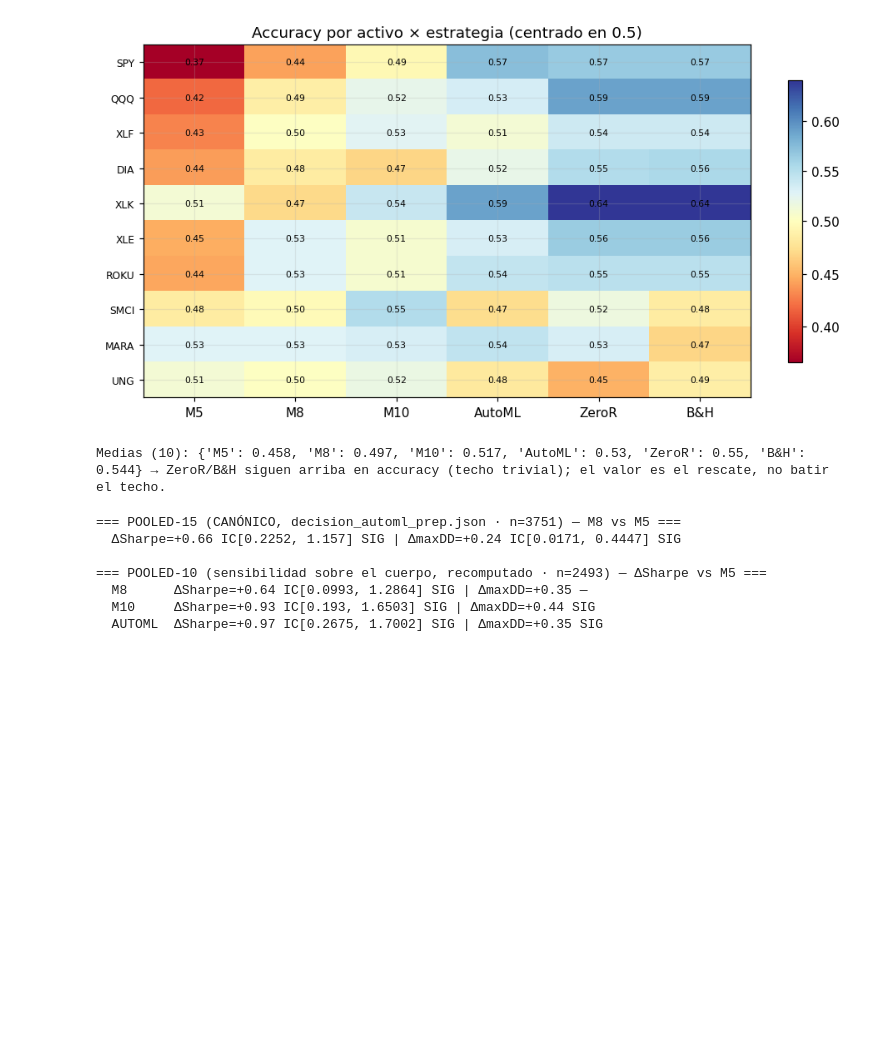
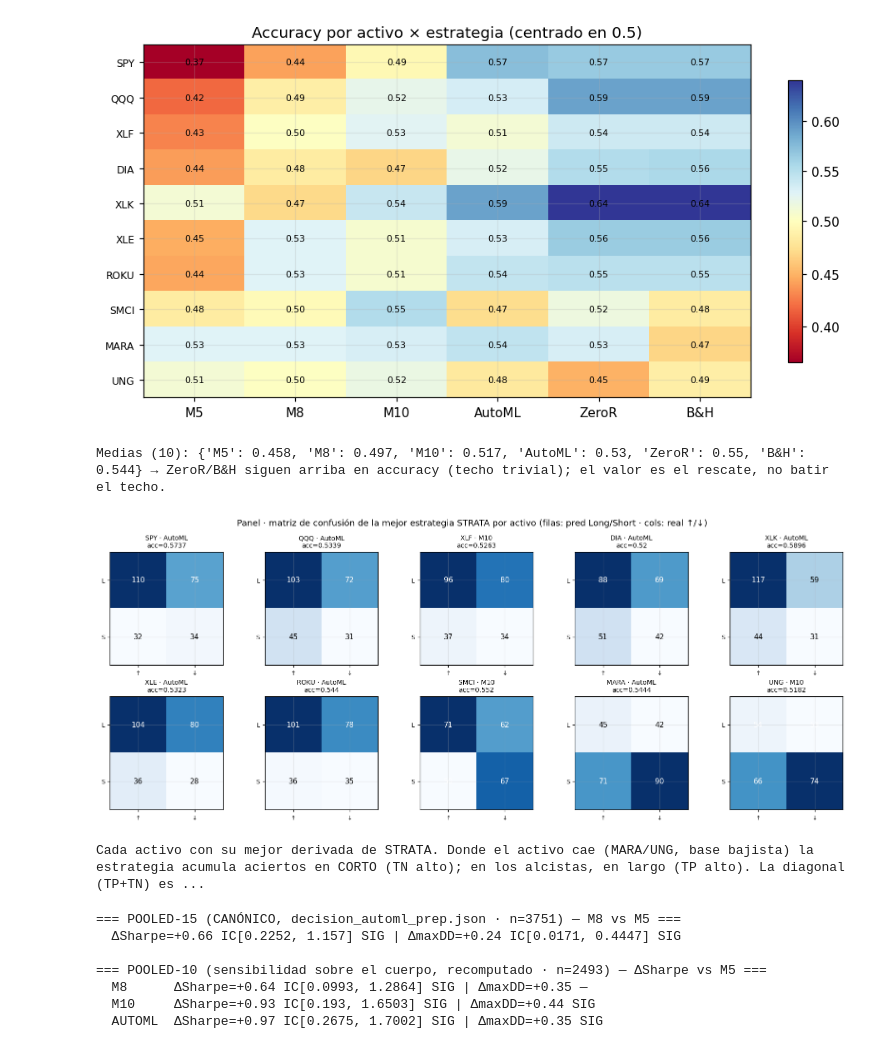
Before and after one commit to RaquelGarciah/Real-time-statistical-supervision-of-an-AI-trading-agent, a Jupyter notebook: notebooks/STRATA_marco_practico.ipynb, the cells around one changed output. Drawn from its saved outputs; the diff is of its cells as text; code cells hidden in the pictures; blank space fills up the shorter version.

```diff
--- a/notebooks/STRATA_marco_practico.ipynb
+++ b/notebooks/STRATA_marco_practico.ipynb
@@ -762,6 +789,24 @@ print("Medias (10):", med, "→ ZeroR/B&H siguen arriba en accuracy (techo trivi
 # %% [output]
 [figure]
 Medias (10): {'M5': 0.458, 'M8': 0.497, 'M10': 0.517, 'AutoML': 0.53, 'ZeroR': 0.55, 'B&H': 0.544} → ZeroR/B&H siguen arriba en accuracy (techo trivial); el valor es el rescate, no batir el techo.
+# %%
+# Matrices de confusión del panel: la MEJOR estrategia STRATA por activo (predicho ±1 vs real)
+pc = CONF["panel_mejor_strata"]
+fig, axes = plt.subplots(2, 5, figsize=(15, 6)); axes = axes.ravel()
+for ax, tk in zip(axes, PANEL10):
+    cm = pc[tk]; M = np.array([[cm["TP"], cm["FP"]], [cm["FN"], cm["TN"]]])
+    ax.imshow(M, cmap="Blues"); ax.set_title(f"{tk} · {cm['estrategia']}\nacc={cm['accuracy']}", fontsize=9)
+    ax.set_xticks([0, 1]); ax.set_xticklabels(["↑", "↓"], fontsize=8); ax.set_yticks([0, 1]); ax.set_yticklabels(["L", "S"], fontsize=8)
+    for i in range(2):
+        for j in range(2):
+            ax.text(j, i, M[i, j], ha="center", va="center", fontsize=10, color="white" if M[i, j] > M.max() * 0.6 else "black")
+fig.suptitle("Panel · matriz de confusión de la mejor estrategia STRATA por activo (filas: pred Long/Short · cols: real ↑/↓)")
+plt.tight_layout(); plt.show()
+print("Cada activo con su mejor derivada de STRATA. Donde el activo cae (MARA/UNG, base bajista) la estrategia "
+      "acumula aciertos en CORTO (TN alto); en los alcistas, en largo (TP alto). La diagonal (TP+TN) es la accuracy.")
+# %% [output]
+[figure, added]
+Cada activo con su mejor derivada de STRATA. Donde el activo cae (MARA/UNG, base bajista) la estrategia acumula aciertos en CORTO (TN alto); en los alcistas, en largo (TP alto). La diagonal (TP+TN) es ...
 # %%
 # Pooled bootstrap de RIESGO sobre los 10 (M8/M10 del prep + AutoML fusionado, mismo método)
 from experiments.decision_automl_prep import _boot_paired, _sr, _maxdd
```
Also changed, not shown: parts of 3 cells of this notebook, 3 other files.
